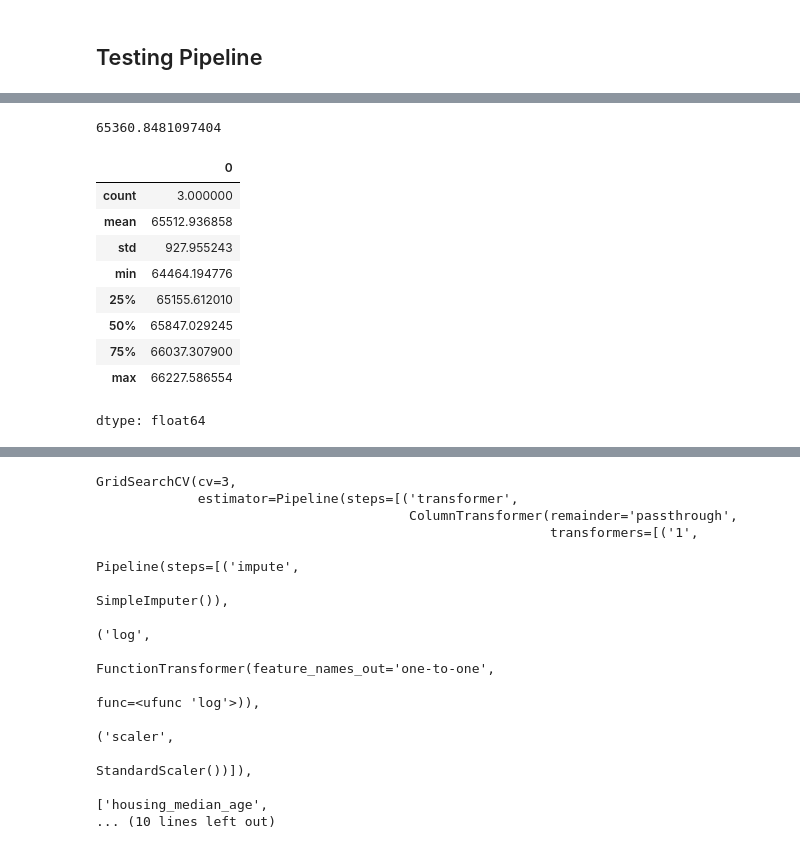
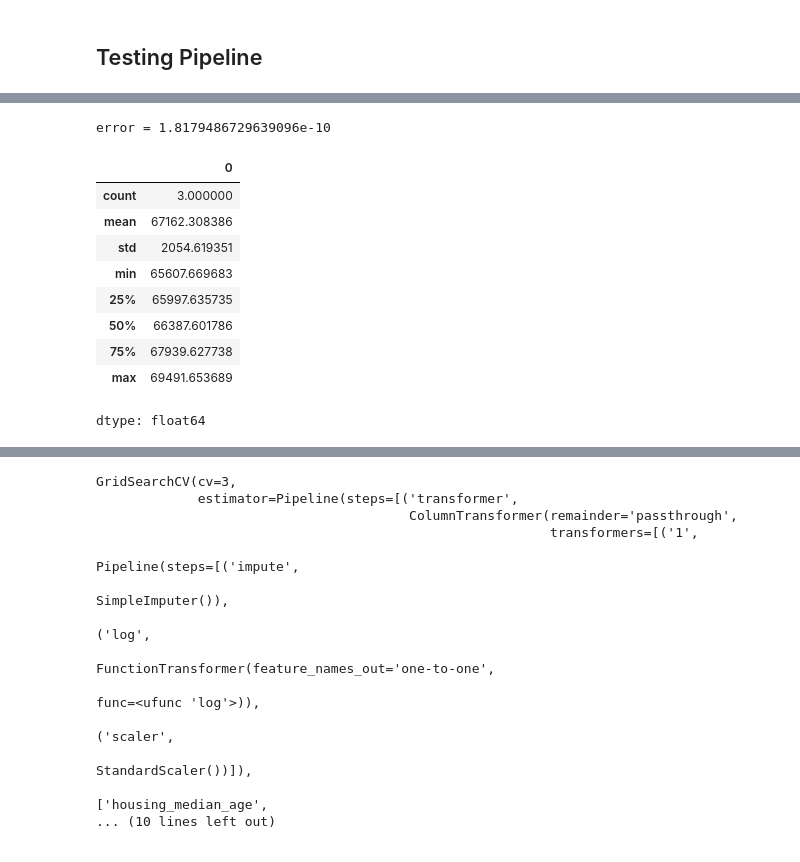
Before and after one commit to asrevo-applied-ml/basic-ml, a Jupyter notebook: e2e_ml.ipynb, the cells around one changed output, grey strips where cells are left out. Drawn from its saved outputs; the diff is of its cells as text; code cells hidden in the pictures.

```diff
--- a/e2e_ml.ipynb
+++ b/e2e_ml.ipynb
@@ -198,8 +198,12 @@ dataset null rows 168
 | 16519 | -117.86 | 34.01 | 16.0 | 4632.0 | NaN | 3038.0 | 727.0 | ... |
 168 rows × 11 columns
 # %%
-housing=strat_train_ds.drop(["median_house_value","median_income_cat"],axis=1).copy()
-housing_labels=strat_train_ds[["median_house_value"]].copy()
+def seprate_labels(ds=strat_train_ds):
+  housing=ds.drop(["median_house_value","median_income_cat"],axis=1).copy()
+  housing_labels=ds[["median_house_value"]].copy()
+  return housing,housing_labels
+# %%
+housing,housing_labels=seprate_labels()
 # %%
 from sklearn.pipeline import Pipeline
 from sklearn.impute import SimpleImputer
@@ -291,4 +295,16 @@ transformer=ColumnTransformer(
 # transformed_names=transformer.get_feature_names_out()
 # transformed_housing=pd.DataFrame(transformed,columns=transformed_names)
 # transformed_housing
+# %%
+from sklearn.model_selection import cross_val_score
+from sklearn.metrics import root_mean_squared_error
+
+def evaluate(pipeline,cv:int=3,x=housing,y=housing_labels):
+  pipeline.fit(x,y)
+  housing_predicted_label=pipeline.predict(x)
+  error=root_mean_squared_error(y,housing_predicted_label)
+  print(f"error = {error}")
+  tree_rmses = -cross_val_score(pipeline, x, y,
+                              scoring="neg_root_mean_squared_error", cv=cv)
+  return pd.Series(tree_rmses).describe()
 # %%
@@ -325,14 +352,21 @@ dtype: float64
 # %%
 from sklearn.pipeline import make_pipeline
-from sklearn.linear_model import LinearRegression
+from sklearn.tree import DecisionTreeRegressor
 from sklearn.preprocessing import FunctionTransformer
 from sklearn.compose import TransformedTargetRegressor
 from sklearn.metrics import root_mean_squared_error
 
-pipeline=Pipeline([("transformer",transformer),("model",TransformedTargetRegressor(regressor=LinearRegression(),transformer=FunctionTransformer(func=np.log,inverse_func=np.exp)))])
-
-pipeline.fit(housing,housing_labels)
-housing_predicted_label=pipeline.predict(housing)
-root_mean_squared_error(housing_labels,housing_predicted_label)
+pipeline=Pipeline([("transformer",transformer),("model",TransformedTargetRegressor(regressor=DecisionTreeRegressor(),transformer=FunctionTransformer(func=np.log,inverse_func=np.exp)))])
+evaluate(pipeline)
 # %% [output]
-65360.8481097404
+error = 1.8179486729639096e-10
+|  | 0 |
+| count | 3.000000 |
+| mean | 67162.308386 |
+| std | 2054.619351 |
+| min | 65607.669683 |
+| 25% | 65997.635735 |
+| 50% | 66387.601786 |
+| 75% | 67939.627738 |
+| max | 69491.653689 |
+dtype: float64
@@ -344,15 +373,2 @@ tree_rmses = -cross_val_score(pipeline, housing, housing_labels,
-# %%
-pd.Series(tree_rmses).describe()
-# %% [output]
-|  | 0 |
-| count | 3.000000 |
-| mean | 65512.936858 |
-| std | 927.955243 |
-| min | 64464.194776 |
-| 25% | 65155.612010 |
-| 50% | 65847.029245 |
-| 75% | 66037.307900 |
-| max | 66227.586554 |
-dtype: float64
 # %%
 from sklearn.pipeline import make_pipeline
```
Also changed, not shown: parts of 16 cells of this notebook.
